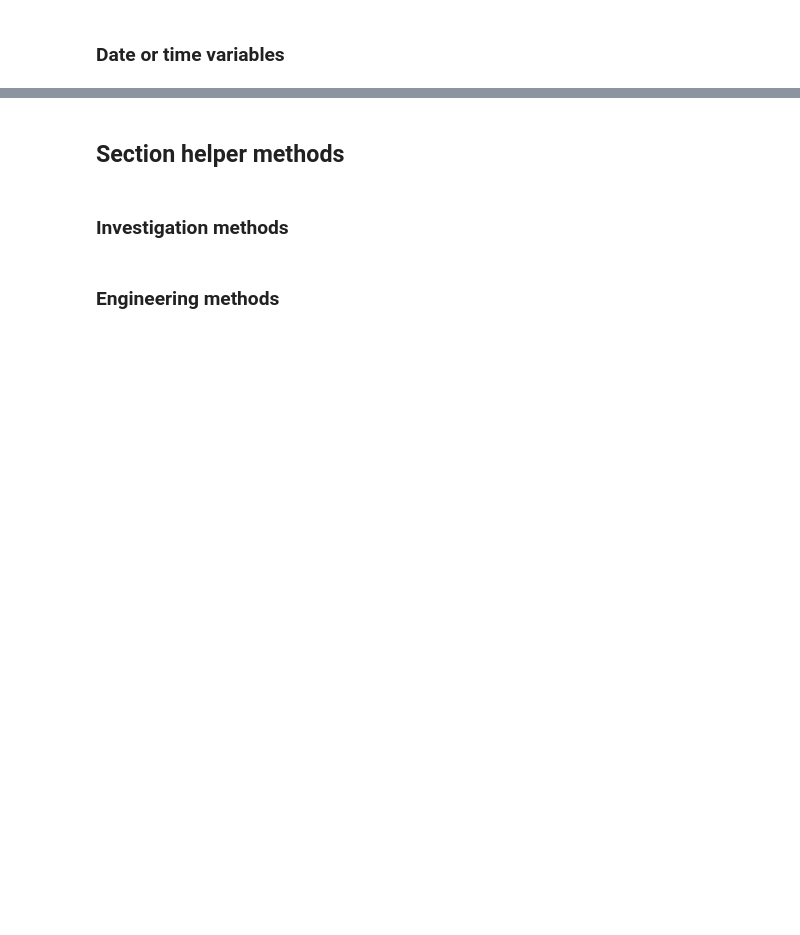
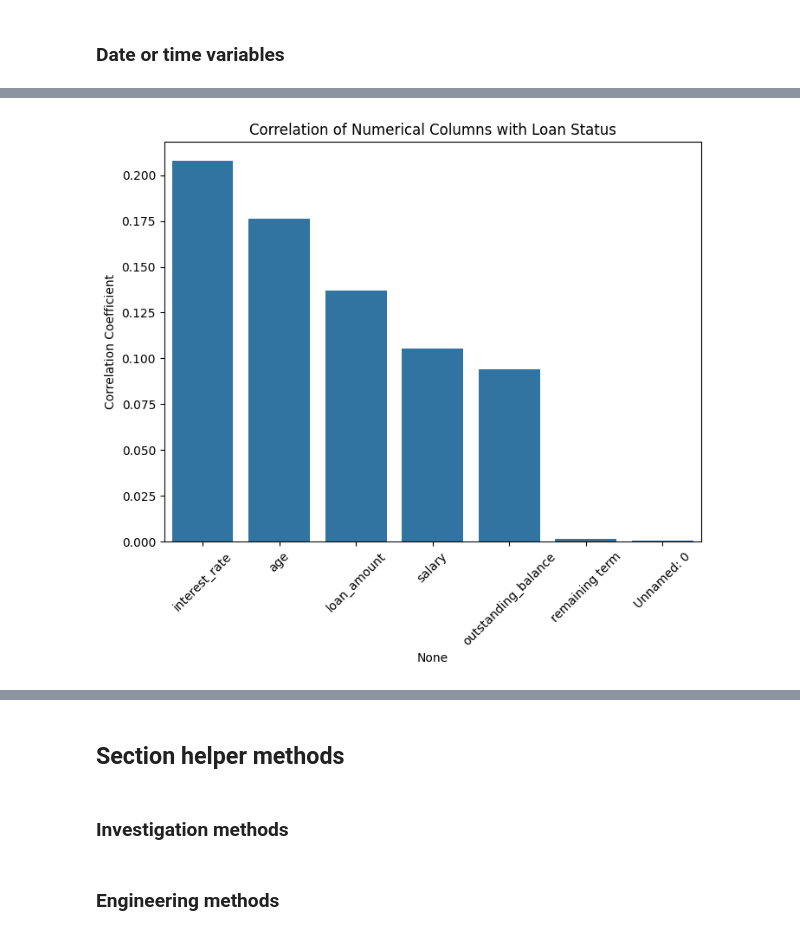
Before and after one commit to TheRealSirBen/Claxon-Data-Science-Hackathon-Loan-Default-Prediction, a Jupyter notebook: model/train_model.ipynb, the cells around one changed output, grey strips where cells are left out. Saved outputs shown, nothing was run; the diff lists cells and outputs as text; code cells hidden in the pictures; blank space fills up the shorter version.

```diff
--- a/model/train_model.ipynb
+++ b/model/train_model.ipynb
@@ -822,0 +1143,26 @@ Image(filename=_viz_name)
+# %%
+# Encode the target_variable
+target_variable_mapping = {'defaulted': 1, 'did not default': 0}
+# %%
+correlation_df = clean_df.copy()
+correlation_df[target_variable] = correlation_df[target_variable].replace(target_variable_mapping)
+
+# Calculate correlation with the target variable
+correlation = correlation_df[numerical_columns_list + [target_variable]].corr()[target_variable].drop(target_variable)
+
+# Sort correlations in descending order
+sorted_correlation = correlation.abs().sort_values(ascending=False)
+
+# Create a bar plot
+plt.figure(figsize=(8, 6))
+sns.barplot(x=sorted_correlation.index, y=sorted_correlation.values)
+plt.ylabel('Correlation Coefficient')
+plt.title('Correlation of Numerical Columns with {}'.format(target_variable))
+plt.xticks(rotation=45)
+
+_viz_name = 'eda/target_vs_numerical_correaltions.png'
+plt.savefig(_viz_name)
+# Display the image
+# Image(filename=_viz_name)
+# %% [output]
+[figure, added]
```
Also changed, not shown: parts of 97 cells of this notebook, 9 other files.
